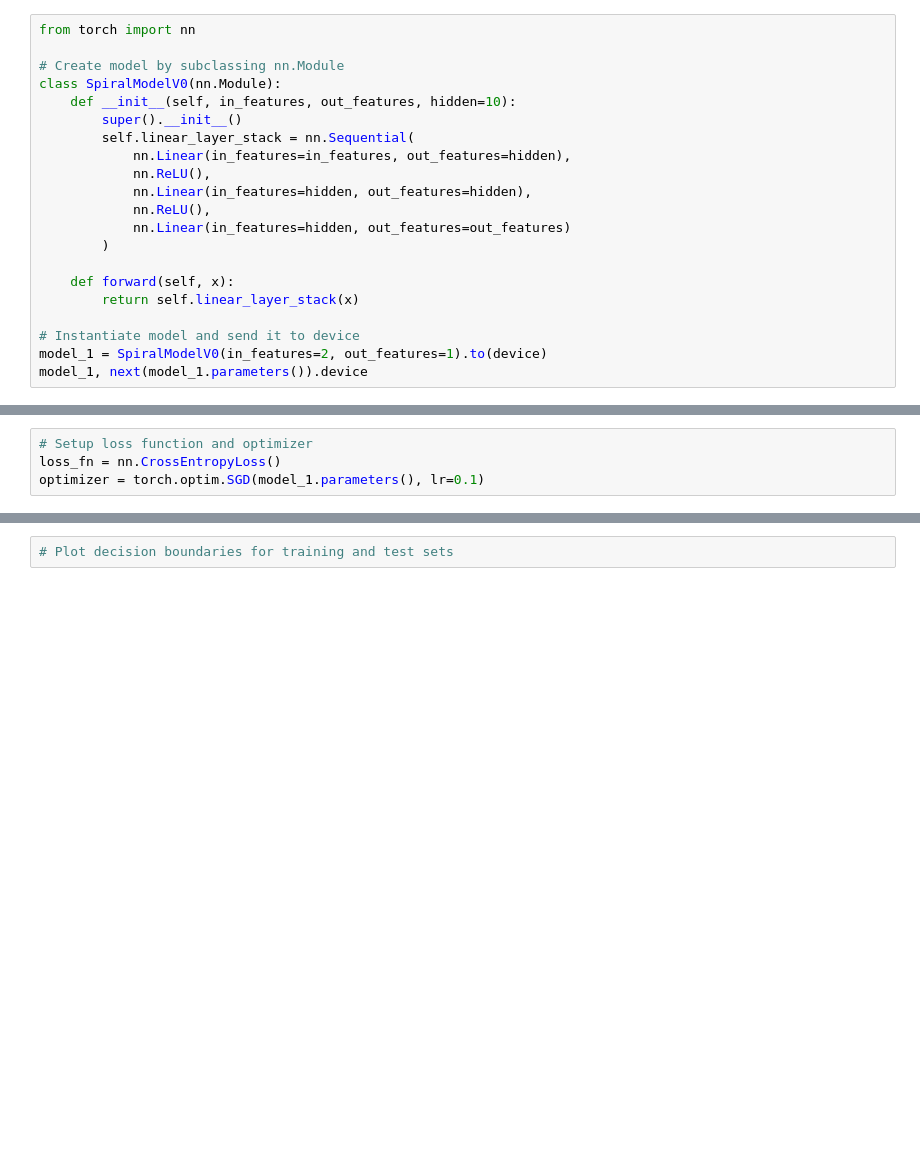
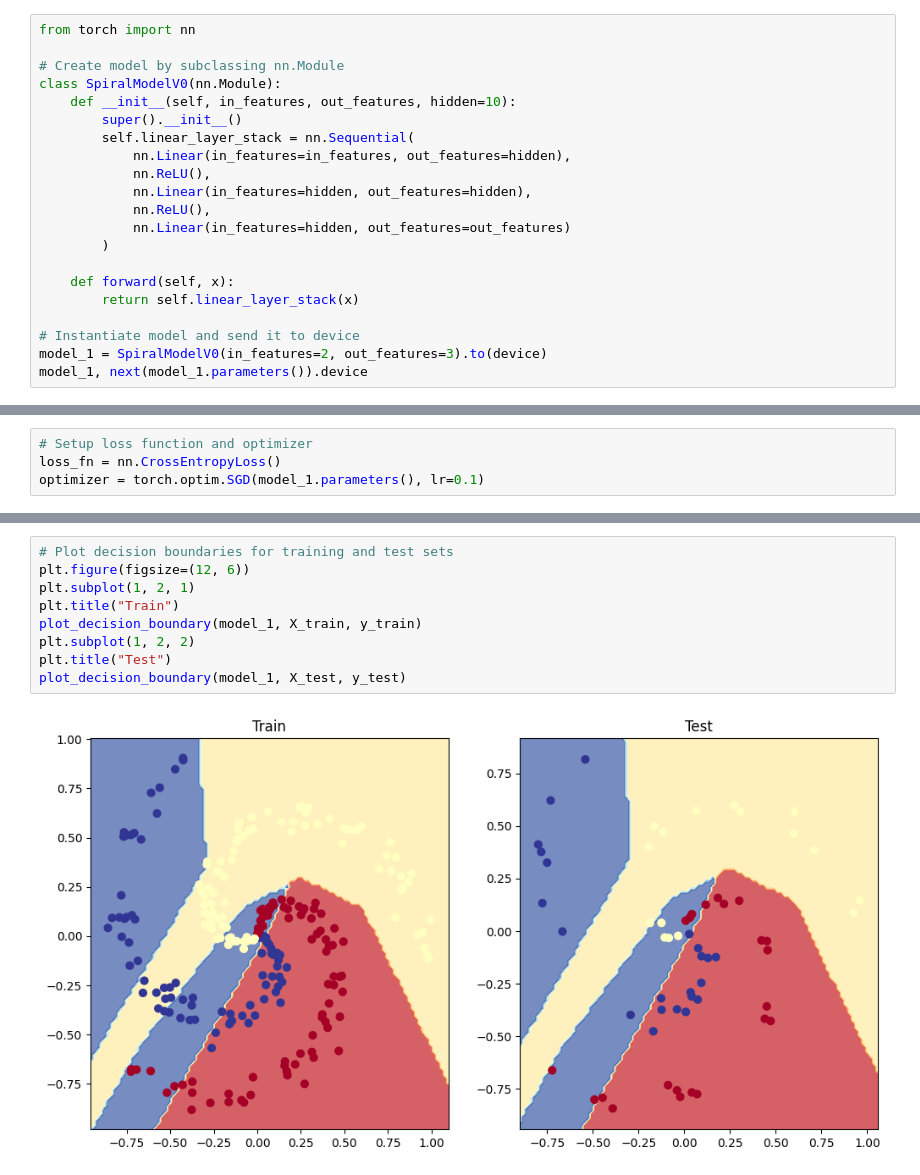
Before and after one commit to jungwoo9/zero-to-mastery-learn-pytorch-for-deep-learning, a Jupyter notebook: 02_pytorch_neural_network_classification/02_pytorch_classification_exercises.ipynb, the cells around one changed output, grey strips where cells are left out. Saved outputs shown, nothing was run; the diff lists cells and outputs as text; blank space fills up the shorter version.

```diff
--- a/02_pytorch_neural_network_classification/02_pytorch_classification_exercises.ipynb
+++ b/02_pytorch_neural_network_classification/02_pytorch_classification_exercises.ipynb
@@ -408,7 +412,7 @@ class SpiralModelV0(nn.Module):
         return self.linear_layer_stack(x)
 
 # Instantiate model and send it to device
-model_1 = SpiralModelV0(in_features=2, out_features=1).to(device)
+model_1 = SpiralModelV0(in_features=2, out_features=3).to(device)
 model_1, next(model_1.parameters()).device
 # %% [output]
 (SpiralModelV0(
@@ -507,2 +517,11 @@ Compile with `TORCH_USE_CUDA_DSA` to enable device-side assertions.
-# %%
-# Plot decision boundaries for training and test sets
+# %%
+# Plot decision boundaries for training and test sets
+plt.figure(figsize=(12, 6))
+plt.subplot(1, 2, 1)
+plt.title("Train")
+plot_decision_boundary(model_1, X_train, y_train)
+plt.subplot(1, 2, 2)
+plt.title("Test")
+plot_decision_boundary(model_1, X_test, y_test)
+# %% [output]
+[figure, added]
```
Also changed, not shown: parts of 15 cells of this notebook.
